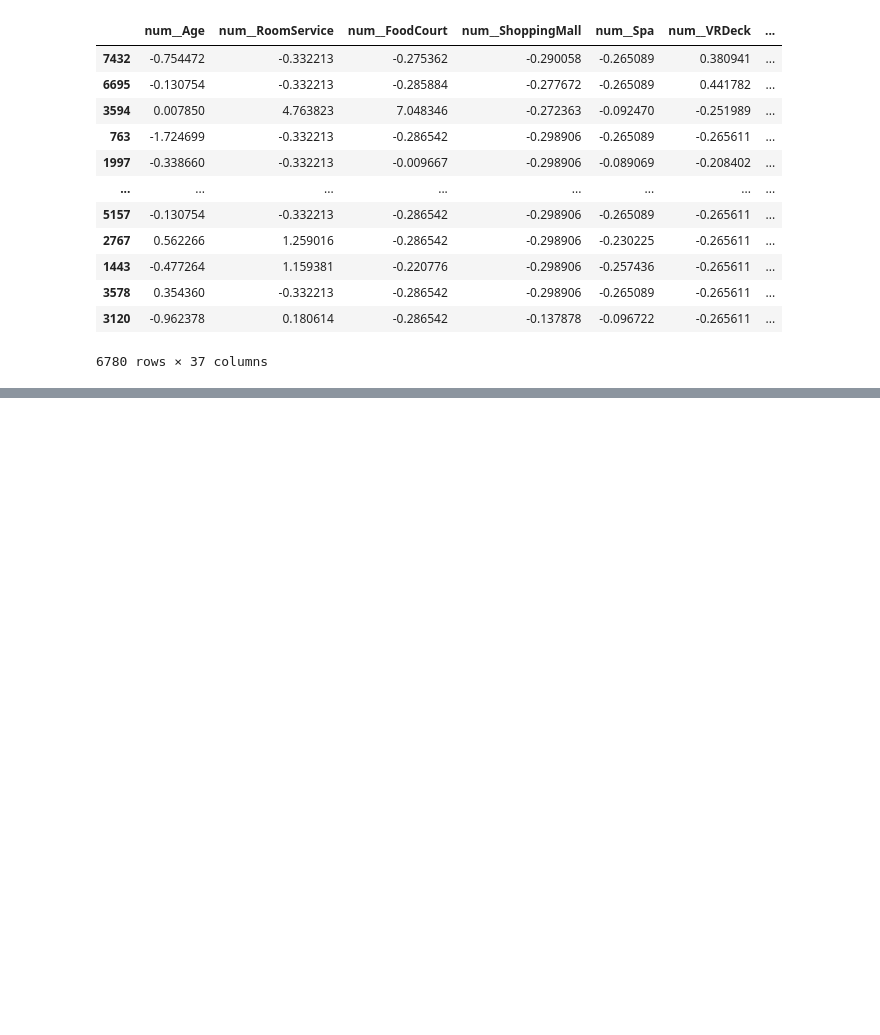
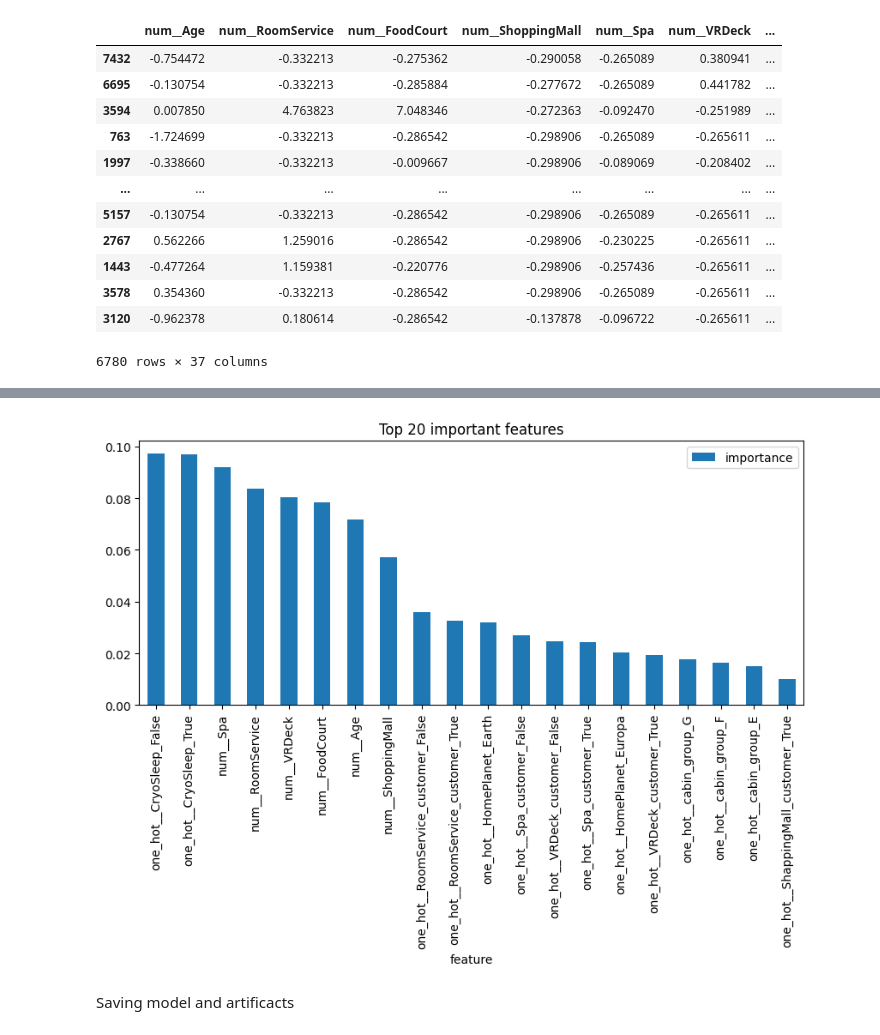
Before and after one commit to rick-a-commits/space_ship_titanic, a Jupyter notebook: model_experiments/model_experiments.ipynb, the cells around one changed output, grey strips where cells are left out. Cells and saved outputs as stored; diff of their text form; code cells hidden in the pictures; blank space fills up the shorter version.

```diff
--- a/model_experiments/model_experiments.ipynb
+++ b/model_experiments/model_experiments.ipynb
@@ -296,0 +431,3 @@ sns.heatmap(corr2[['Transported']].sort_values(by='Transported', ascending=False
+# %%
+
+model = xgc()
@@ -296,0 +573,4 @@ sns.heatmap(corr2[['Transported']].sort_values(by='Transported', ascending=False
+# %%
+rf2_model = RandomForestClassifier()
+
+rf2_model.fit(X_train_processed_df, y_train)
@@ -296,0 +772,24 @@ sns.heatmap(corr2[['Transported']].sort_values(by='Transported', ascending=False
+# %%
+rf = RandomForestClassifier(
+    random_state=42,
+    n_jobs=-1
+)
+
+param_grid = {
+    'n_estimators': [200, 500],
+    'max_depth': [None, 5, 10, 15],
+    'min_samples_leaf': [1, 5, 10],
+    'max_features': ['sqrt', 'log2']
+}
+
+grid_search = GridSearchCV(
+    rf,
+    param_grid,
+    cv=5,
+    scoring='accuracy',
+    n_jobs=-1
+)
+
+grid_search.fit(X_train_processed_df, y_train)
+
+rf_best_model = grid_search.best_estimator_
@@ -296,0 +867,18 @@ sns.heatmap(corr2[['Transported']].sort_values(by='Transported', ascending=False
+# %%
+importance_df = pd.DataFrame({
+    "feature": rf_best_model.feature_names_in_,
+    "importance": rf_best_model.feature_importances_
+}).sort_values(by="importance", ascending=False)
+# %%
+importance_df[:20].plot(
+    kind='bar',
+    x='feature',
+    y='importance',
+    figsize=(10, 4)
+)
+plt.title("Top 20 important features")
+plt.show()
+# %% [output]
+[figure, added]
+# %% [markdown]
+Saving model and artificacts
```
Also changed, not shown: parts of 84 cells of this notebook, 1 other file.
